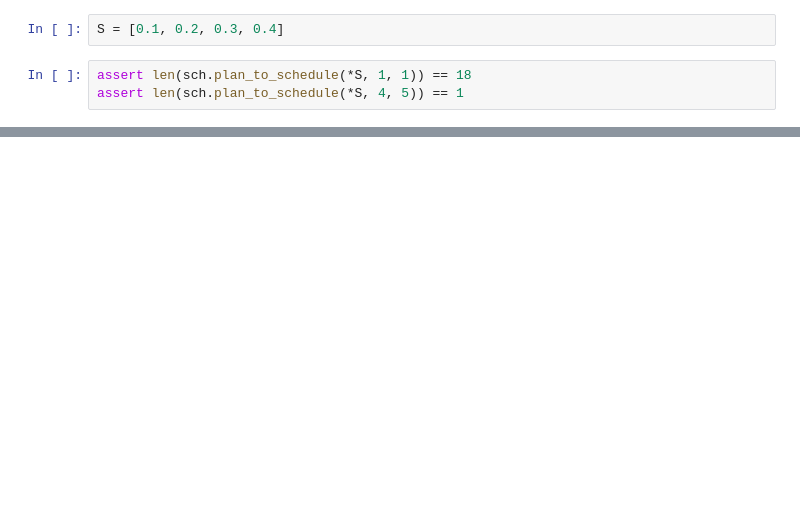
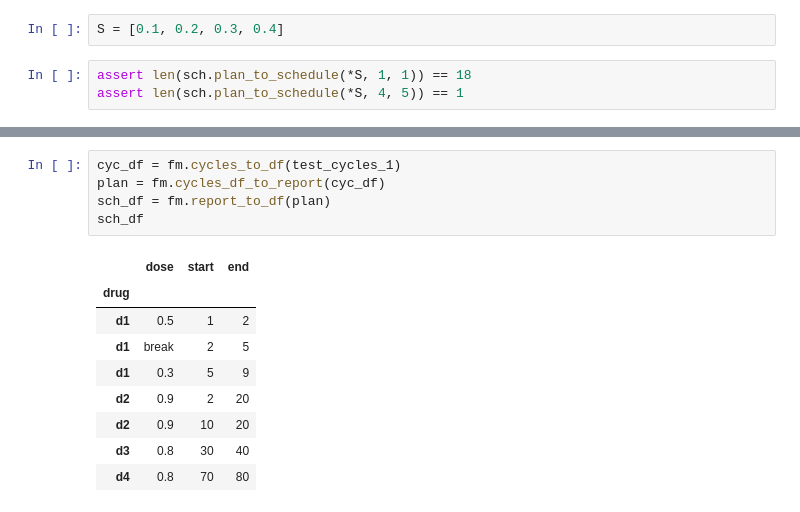
Before and after one commit to tony1747/patient-informed-decision-tool, a Jupyter notebook: test.ipynb, the cells around one changed output, grey strips where cells are left out. Saved outputs shown, nothing was run; the diff lists cells and outputs as text; blank space fills up the shorter version.

Commit message:
Added output table.

```diff
--- a/test.ipynb
+++ b/test.ipynb
@@ -53,0 +58,15 @@ print(tm.final_tumour_volume(sol))
+# %%
+cyc_df = fm.cycles_to_df(test_cycles_1)
+plan = fm.cycles_df_to_report(cyc_df)
+sch_df = fm.report_to_df(plan)
+sch_df
+# %% [output]
+|  | dose | start | end |
+| drug |  |  |  |
+| d1 | 0.5 | 1 | 2 |
+| d1 | break | 2 | 5 |
+| d1 | 0.3 | 5 | 9 |
+| d2 | 0.9 | 2 | 20 |
+| d2 | 0.9 | 10 | 20 |
+| d3 | 0.8 | 30 | 40 |
+| d4 | 0.8 | 70 | 80 |
```
Also changed, not shown: parts of 5 cells of this notebook, 3 other files.
